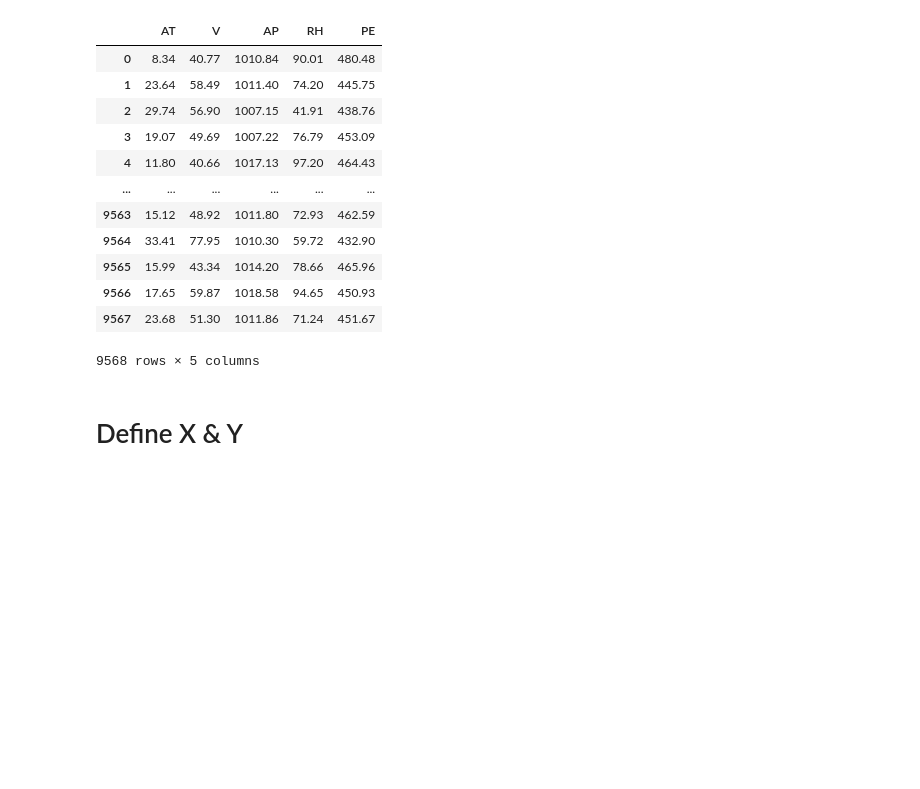
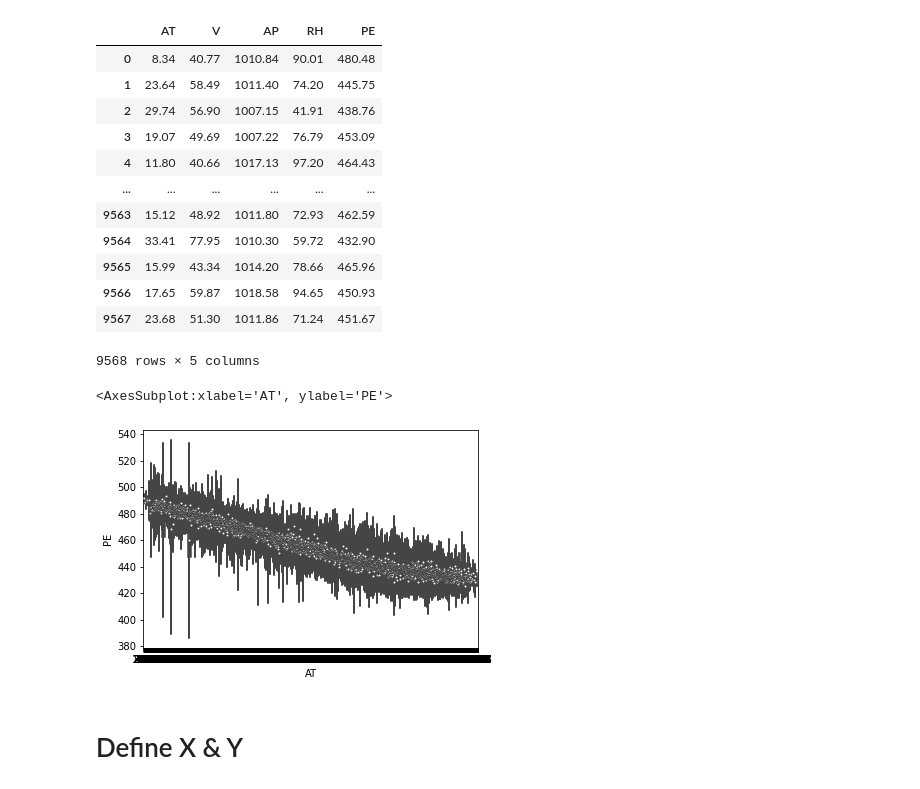
Before and after one commit to PanduDcau/PythonDeepSource, a Jupyter notebook: Jupiter Book/Cycle Power.ipynb, the cells around one changed output. Cells and saved outputs as stored; diff of their text form; code cells hidden in the pictures; blank space fills up the shorter version.

```diff
--- a/Jupiter Book/Cycle Power.ipynb
+++ b/Jupiter Book/Cycle Power.ipynb
@@ -83,6 +82,12 @@ data_df.fillna(median_PE)
 | 9566 | 17.65 | 59.87 | 1018.58 | 94.65 | 450.93 |
 | 9567 | 23.68 | 51.30 | 1011.86 | 71.24 | 451.67 |
 9568 rows × 5 columns
+# %%
+# Surface Area vs Euclidian distance
+sns.violinplot(x = "AT", y = "PE", data = data_df)
+# %% [output]
+<AxesSubplot:xlabel='AT', ylabel='PE'>
+[figure, added]
 # %% [markdown]
 # Define X & Y
 # %%
```
Also changed, not shown: parts of 1 cell of this notebook.
